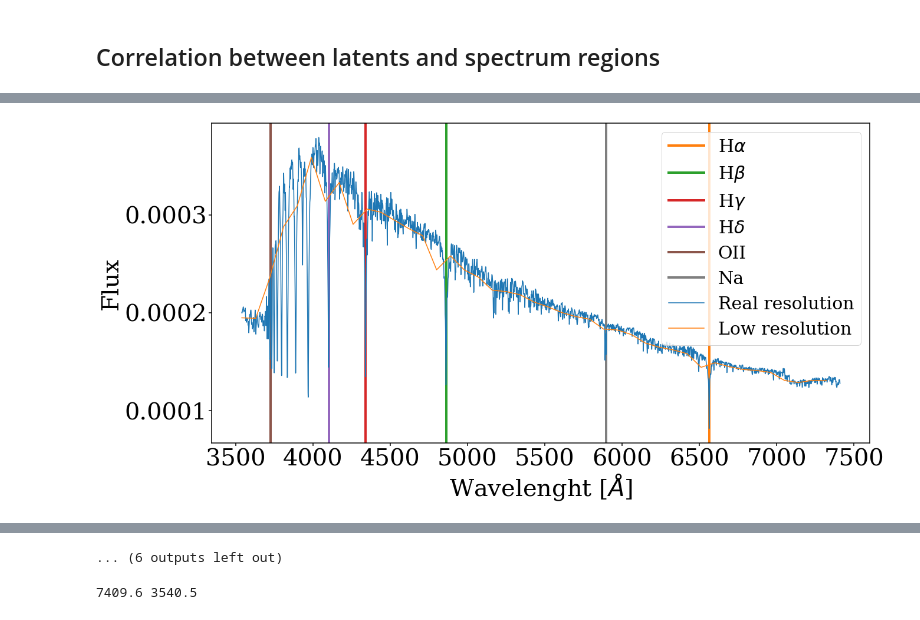
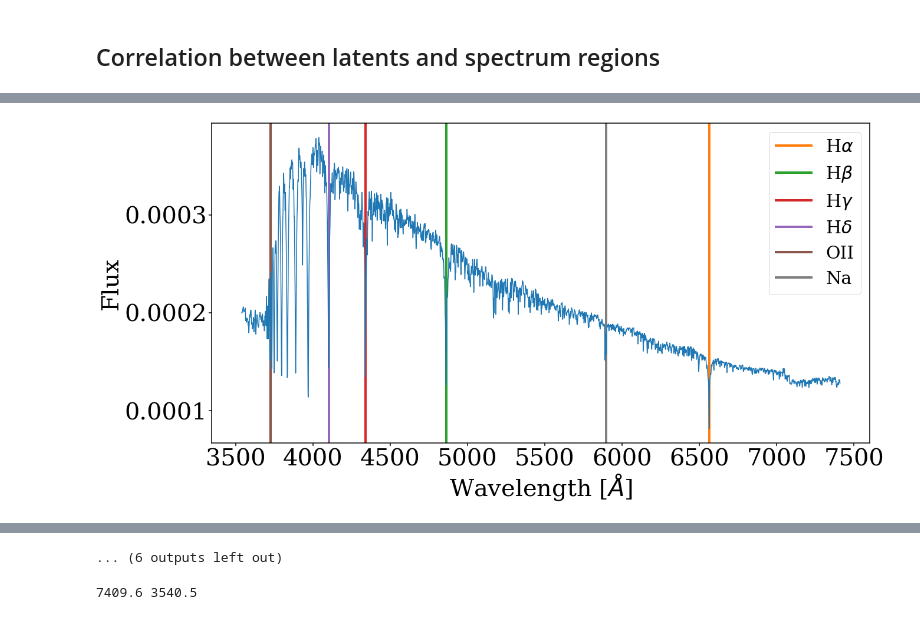
Before and after one commit to patriglesias/SBI_SFHs, a Jupyter notebook: spender/latents_diagnosis.ipynb, the cells around one changed output, grey strips where cells are left out. Cells and saved outputs as stored; diff of their text form; code cells hidden in the pictures.

```diff
--- a/spender/latents_diagnosis.ipynb
+++ b/spender/latents_diagnosis.ipynb
@@ -17,6 +17,7 @@ mpl.rcParams['ytick.major.size'] = 5
 mpl.rcParams['ytick.major.width'] = 1.5
 mpl.rcParams['legend.frameon'] = True
 mpl.rcParams['font.size'] = 40
+mpl.rcParams["figure.figsize"] = (15,10)
 # %%
 #linear-exp SFHs
 """wave=np.load('./saved_input/waves.npy')
@@ -28,9 +29,9 @@ print(np.shape(y_test),np.shape(ys_),np.shape(latents))"""
 
 #non-parametric SFHs from dense_basis
 
-wave=np.load('../non_parametric_sfh/wave_1e5_non_par.npy')
-ind_sh=np.load('../non_parametric_sfh/ind_sh_1e5.npy')
-seds=np.load('../non_parametric_sfh/seds_1e5_non_par.npy')[ind_sh,:][90000:,:]
+wave=np.load('../non_parametric_sfh/input/wave_1e5_non_par.npy')
+ind_sh=np.load('../non_parametric_sfh/input/ind_sh_1e5.npy')
+seds=np.load('../../seds_large/non_parametric_sfh/seds_1e5_non_par.npy')[ind_sh,:][90000:,:]
 # %%
 x_test=seds
 y_test=np.load('../non_parametric_sfh/saved_models/y_test.npy',allow_pickle=True)
@@ -578,9 +558,9 @@ plt.axvline(5895.6,label='Na',lw=4,c=color[6])
 
 
 
-plt.plot(wave,x_test[100,:],label='Real resolution') #real spectra
-plt.plot(wave[::100],x_test_short[100,:],label='Low resolution') #low resolution spectra
-plt.xlabel('Wavelenght [$\\AA$]')
+plt.plot(wave,x_test[100,:]) #real spectra
+#plt.plot(wave[::100],x_test_short[100,:],label='Low resolution') #low resolution spectra
+plt.xlabel('Wavelength [$\\AA$]')
 plt.ylabel('Flux')
 #plt.grid()
 
@@ -608,36 +588,37 @@ for i in range(16):
     #doesnt matter the sign of the correlation
     plt.figure(figsize=(20,10))
     ax=sns.heatmap(np.abs(component_map), cmap='Greys',vmin=np.min(np.abs(component_map)), vmax=np.max(np.abs(component_map)),\
                 yticklabels=[], cbar_kws={'label': 'Corr'})
-    ax.set_xticks(ticks=xticks, labels=xlabels)
-    plt.xlabel('Wavelenght [$\\AA$]')
+    ax.set_xticks(ticks=xticks)
+    ax.set_xticklabels(xlabels)
+    plt.xlabel('Wavelength [$\\AA$]')
     plt.ylabel('Latent component '+str(i+1))
     plt.savefig('corr_spectra_allpos_non_par.png')
     plt.show()
 
 
 
 
 """
 corr_map=np.corrcoef(latents,x_test_short,rowvar=False)
 corr_map_imp=corr_map[:16,16:]
 
 for i in range(16):
     component_map=corr_map_imp[i,:]
     component_map=np.reshape(component_map,(1,43))
     #doesnt matter the sign of the correlation
     plt.figure(figsize=(20,10))
     sns.heatmap(np.abs(component_map), cmap='Greys',vmin=np.min(np.abs(component_map)), vmax=np.max(np.abs(component_map)),xticklabels=[],\
                 yticklabels=[],cbar_kws={'label': 'Corr'})
     plt.xlabel('Spectral components')
     plt.ylabel('Latent component '+str(i+1))
     #plt.savefig('corr_spectra_allpos.png')
     plt.show()
 
 
 """
 # %% [output]
-[figure, old version]
+[figure, new version]
 [figure]
 [figure]
 [figure]
```
Also changed, not shown: parts of 3 cells of this notebook, 23 other files.
